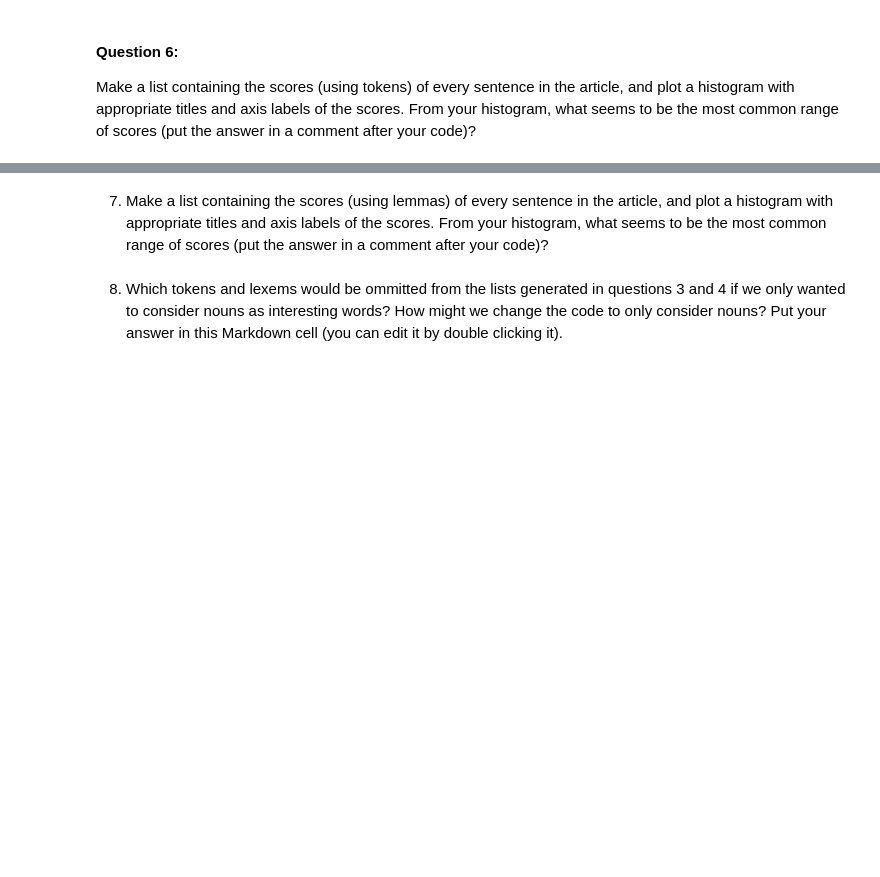
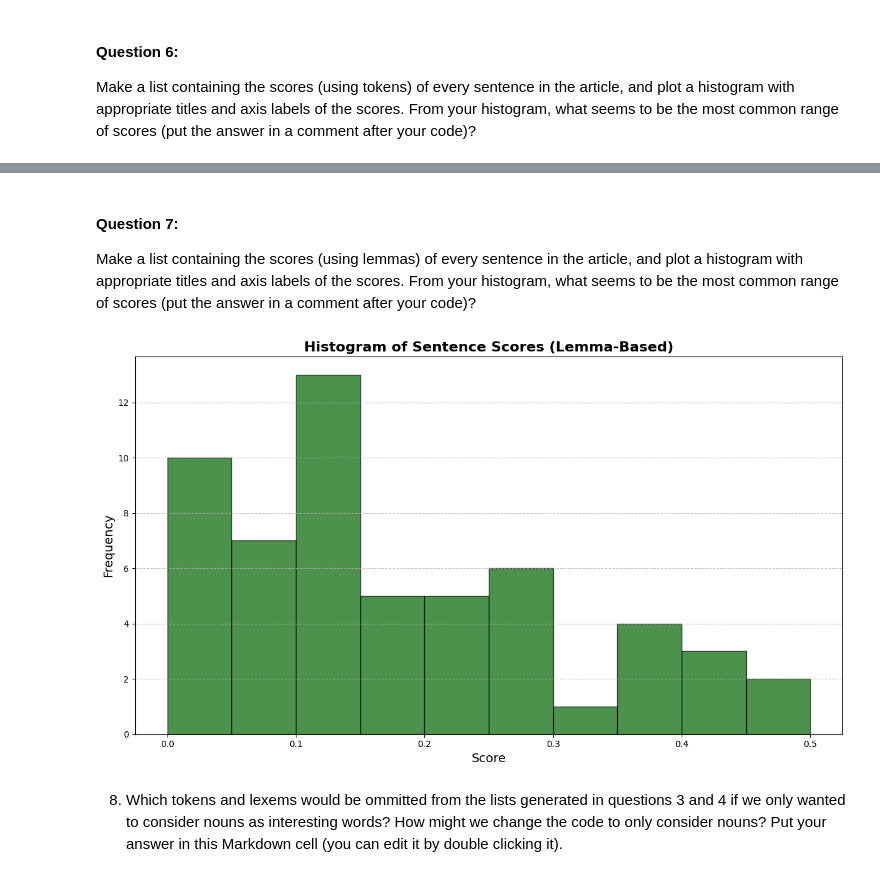
Before and after one commit to ericmeyer1/web-scraping, a Jupyter notebook: web-scraping.ipynb, the cells around one changed output, grey strips where cells are left out. Saved outputs shown, nothing was run; the diff lists cells and outputs as text; code cells hidden in the pictures; blank space fills up the shorter version.

Commit message:
Question 7 Complete

```diff
--- a/web-scraping.ipynb
+++ b/web-scraping.ipynb
@@ -294,4 +294,27 @@ plt.show()
 # %% [markdown]
-7. Make a list containing the scores (using lemmas) of every sentence in the article, and plot a histogram with appropriate titles and axis labels of the scores.  From your histogram, what seems to be the most common range of scores (put the answer in a comment after your code)?
+#### Question 7:
+Make a list containing the scores (using lemmas) of every sentence in the article, and plot a histogram with appropriate titles and axis labels of the scores.  From your histogram, what seems to be the most common range of scores (put the answer in a comment after your code)?
+# %%
+# Calculate scores for all sentences based on lemmas
+lemma_scores = [
+    scoreSentenceByLemma(sentence, frequentLemmas)
+    for sentence in sentences
+]
+
+# Plot the histogram
+plt.figure(figsize=(12, 7))
+plt.hist(lemma_scores, bins=10, edgecolor="black", color="darkgreen", alpha=0.7)
+
+# Add titles and labels
+plt.title("Histogram of Sentence Scores (Lemma-Based)", fontsize=16, weight="bold")
+plt.xlabel("Score", fontsize=14)
+plt.ylabel("Frequency", fontsize=14)
+plt.grid(axis="y", linestyle="--", alpha=0.7)
+plt.tight_layout()
+plt.show()
+
+# The most common range for lemma scores is: 0.1 to 0.15
+# %% [output]
+[figure, added]
 # %% [markdown]
 8. Which tokens and lexems would be ommitted from the lists generated in questions 3 and 4 if we only wanted to consider nouns as interesting words?  How might we change the code to only consider nouns? Put your answer in this Markdown cell (you can edit it by double clicking it).
```
Also changed, not shown: parts of 1 cell of this notebook.
